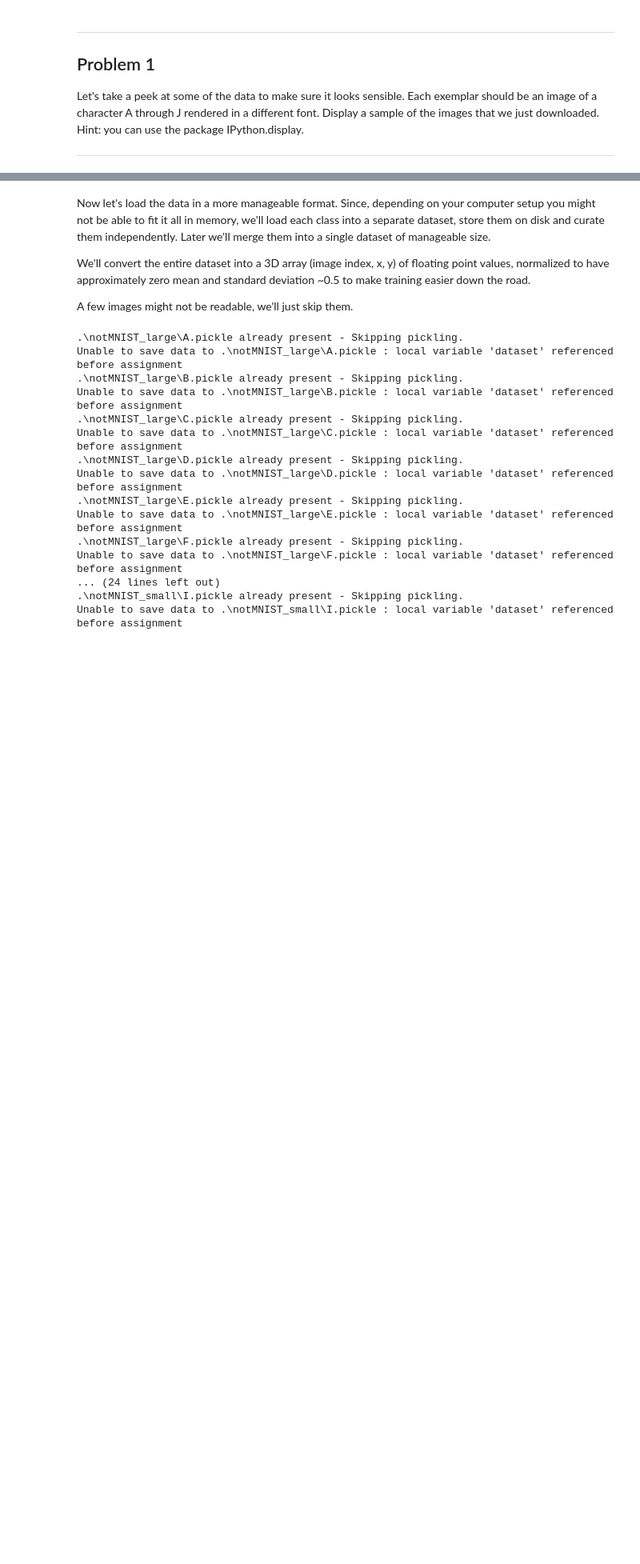
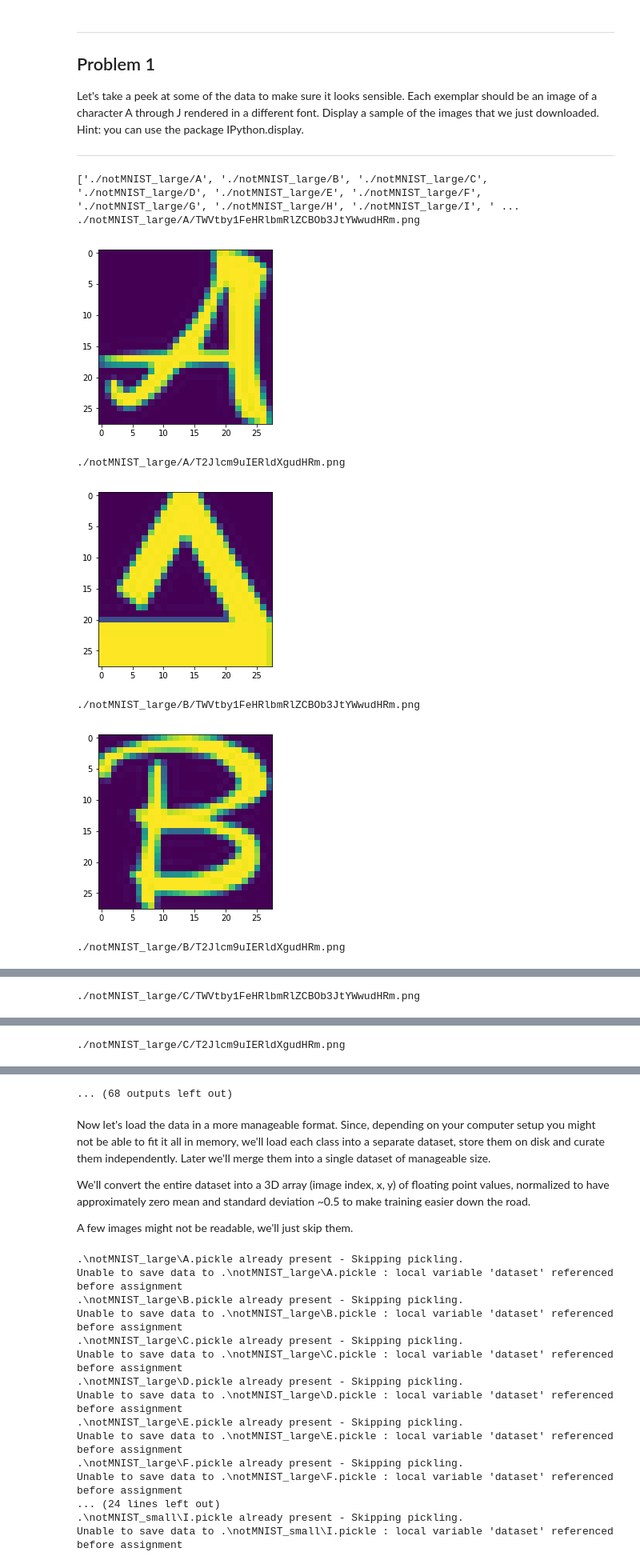
Before and after one commit to petrychenko/tensorflow-udacity-course, a Jupyter notebook: 1_notmnist.ipynb, the cells around one changed output, grey strips where cells are left out. Shown at 80% size. Drawn from its saved outputs; the diff is of its cells as text; code cells hidden in the pictures; blank space fills up the shorter version.

```diff
--- a/1_notmnist.ipynb
+++ b/1_notmnist.ipynb
@@ -115,3 +115,27 @@ Problem 1
 Let's take a peek at some of the data to make sure it looks sensible. Each exemplar should be an image of a character A through J rendered in a different font. Display a sample of the images that we just downloaded. Hint: you can use the package IPython.display.
 
 ---
+# %%
+folders =  train_folders + test_folders
+
+print( folders )
+
+def show_file( impath ) :
+  print( impath )
+  imbytes = plt.imread( impath )
+  plt.imshow(imbytes)
+  plt.show()
+
+for f in folders:
+  files = os.listdir( f )
+  show_file(f+'/'+files[0])
+  show_file(f+'/'+files[-1])
+# %% [output]
+['./notMNIST_large/A', './notMNIST_large/B', './notMNIST_large/C', './notMNIST_large/D', './notMNIST_large/E', './notMNIST_large/F', './notMNIST_large/G', './notMNIST_large/H', './notMNIST_large/I', ' ...
+./notMNIST_large/A/TWVtby1FeHRlbmRlZCBOb3JtYWwudHRm.png
+[figure, added]
+./notMNIST_large/A/T2Jlcm9uIERldXgudHRm.png
+[figure, added]
+./notMNIST_large/B/TWVtby1FeHRlbmRlZCBOb3JtYWwudHRm.png
+[figure, added]
+./notMNIST_large/B/T2Jlcm9uIERldXgudHRm.png
@@ -117,0 +143 @@ Let's take a peek at some of the data to make sure it looks sensible. Each exemp
+./notMNIST_large/C/TWVtby1FeHRlbmRlZCBOb3JtYWwudHRm.png
@@ -117,0 +145 @@ Let's take a peek at some of the data to make sure it looks sensible. Each exemp
+./notMNIST_large/C/T2Jlcm9uIERldXgudHRm.png
@@ -118,3 +147,4 @@ Let's take a peek at some of the data to make sure it looks sensible. Each exemp
+... (68 outputs left out)
 # %% [markdown]
 Now let's load the data in a more manageable format. Since, depending on your computer setup you might not be able to fit it all in memory, we'll load each class into a separate dataset, store them on disk and curate them independently. Later we'll merge them into a single dataset of manageable size.
 
```
Also changed, not shown: parts of 3 cells of this notebook.
